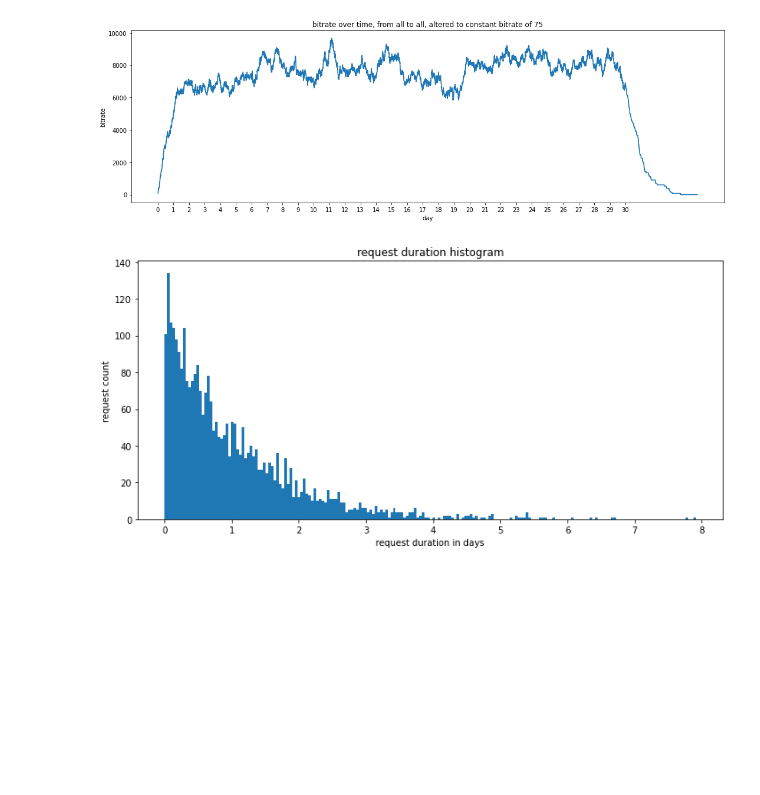
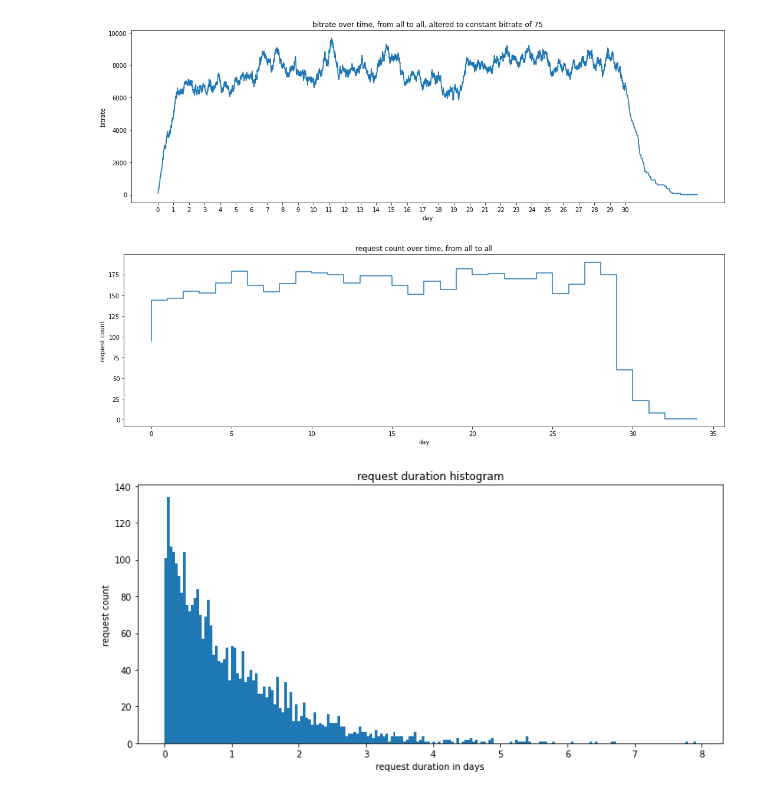
Before and after one commit to Ola2904/increasing_traffic_model, a Jupyter notebook: drawings.ipynb, the cells around one changed output. Saved outputs shown, nothing was run; the diff lists cells and outputs as text; code cells hidden in the pictures; blank space fills up the shorter version.

Commit message:
request count plot

```diff
--- a/drawings.ipynb
+++ b/drawings.ipynb
@@ -89,6 +89,43 @@ def draw_sample_data_duration_histogram(nbins=200, figsize=(10,5), savefig=False
     plt.tight_layout()
     if(savefig):
         plt.savefig('duration_histogram.png',dpi=300)
+    plt.show()
+
+
+def draw_request_count_over_time(source_node = -1, destination_node = -1, figsize=(15, 5), savefig=False):
+    """
+    draws request count for a chosen pair of nodes, use -1 for no filtering
+    """
+    sample_data = read_sample_data()
+    if(source_node != -1 and destination_node != -1):
+        sample_data = sample_data.loc[(sample_data['source_id'] == source_node) & (sample_data['destination_id'] == destination_node)]
+    elif(source_node == -1 and destination_node != -1):
+        sample_data = sample_data.loc[sample_data['destination_id'] == destination_node]
+    elif(destination_node == -1 and source_node != -1):
+        sample_data = sample_data.loc[sample_data['source_id'] == source_node]
+
+    sample_data = sample_data.to_dict('records')
+
+    time_periods = [(i, i + 1) for i in range(35)]
+
+    requests_sum_list = []
+
+    for start, end in time_periods:
+        request_count = sum(start <= request['arrival_time'] < end or start <= request['departure_time'] < end for request in sample_data)
+        requests_sum_list.append(request_count)
+
+    plt.figure(figsize=figsize)
+    plt.step(np.arange(0,35),pd.Series(requests_sum_list))
+    plt.xlabel('day')
+    plt.ylabel('request count')
+    if(source_node == -1):
+        source_node = 'all'
+    if(destination_node == -1):
+        destination_node = 'all'
+    plt.title('request count over time, from {} to {}'.format(source_node, destination_node))
+    plt.tight_layout()
+    if(savefig):
+        plt.savefig('request_count.png', dpi=300)
     plt.show()
 
 
@@ -258,7 +295,7 @@ def draw_seattle_percentage_yearly(aggregation='avg', year_from=2018, year_to=20
         percentages = (seattle_list / first_value) * 100
         percentages = percentages.reset_index(drop=True)
         plt.plot(percentages, label=year)
-    plt.title('Seattle yearly traffic as a percentage of Jan 1st')
+    plt.title('Seattle yearly traffic (daily {}) as a percentage of Jan 1st'.format(aggregation))
     plt.ylabel('percentage of Jan 1st')
     plt.xlabel('day of the year')
     plt.legend()
@@ -272,6 +325,10 @@ draw_sample_bitrate_over_time(source_node=-1, destination_node=-1, constant_bitr
 # %% [output]
 [figure]
 [figure]
+# %%
+draw_request_count_over_time(-1,-1)
+# %% [output]
+[figure, added]
 # %%
 draw_sample_data_duration_histogram(nbins=200)
 # %% [output]
```
Also changed, not shown: parts of 3 cells of this notebook.
